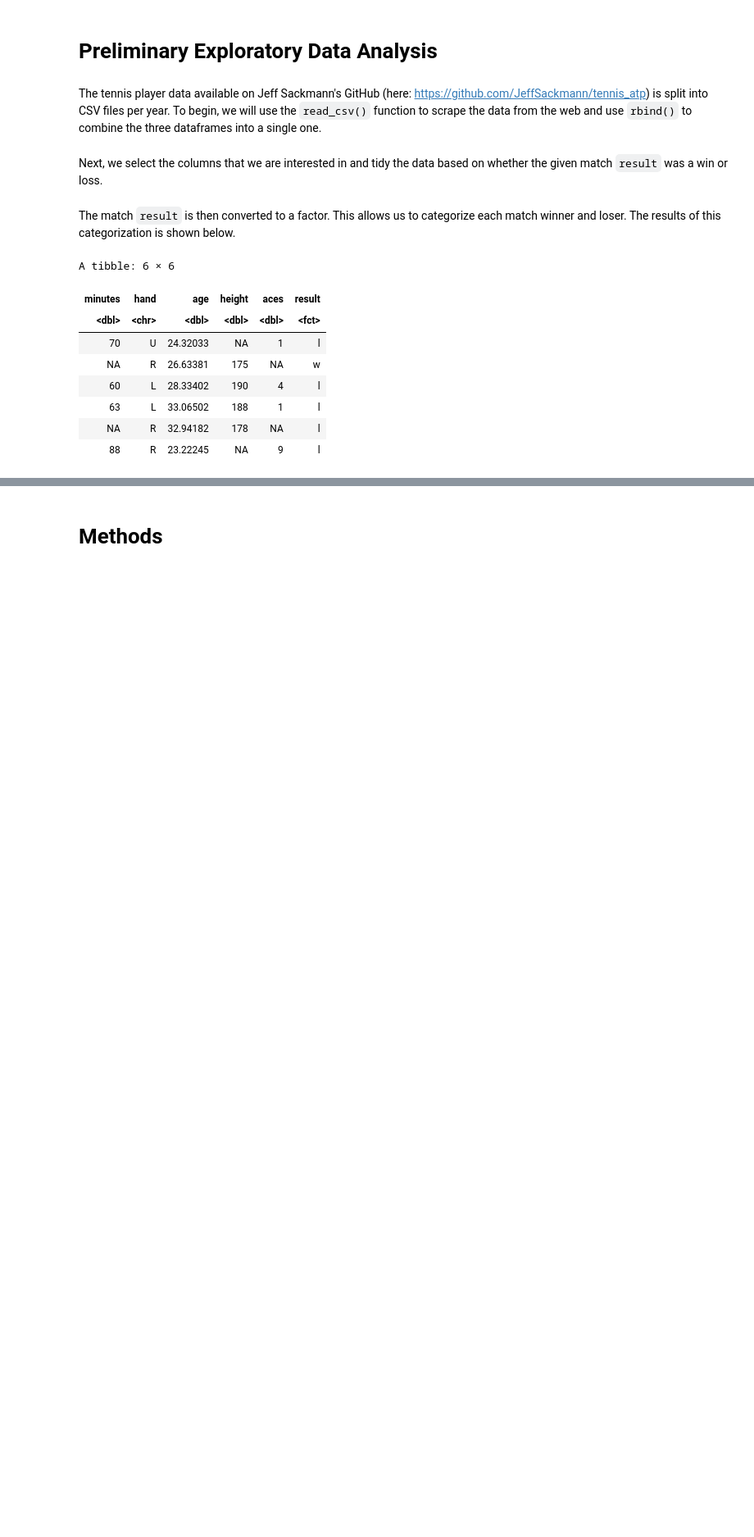
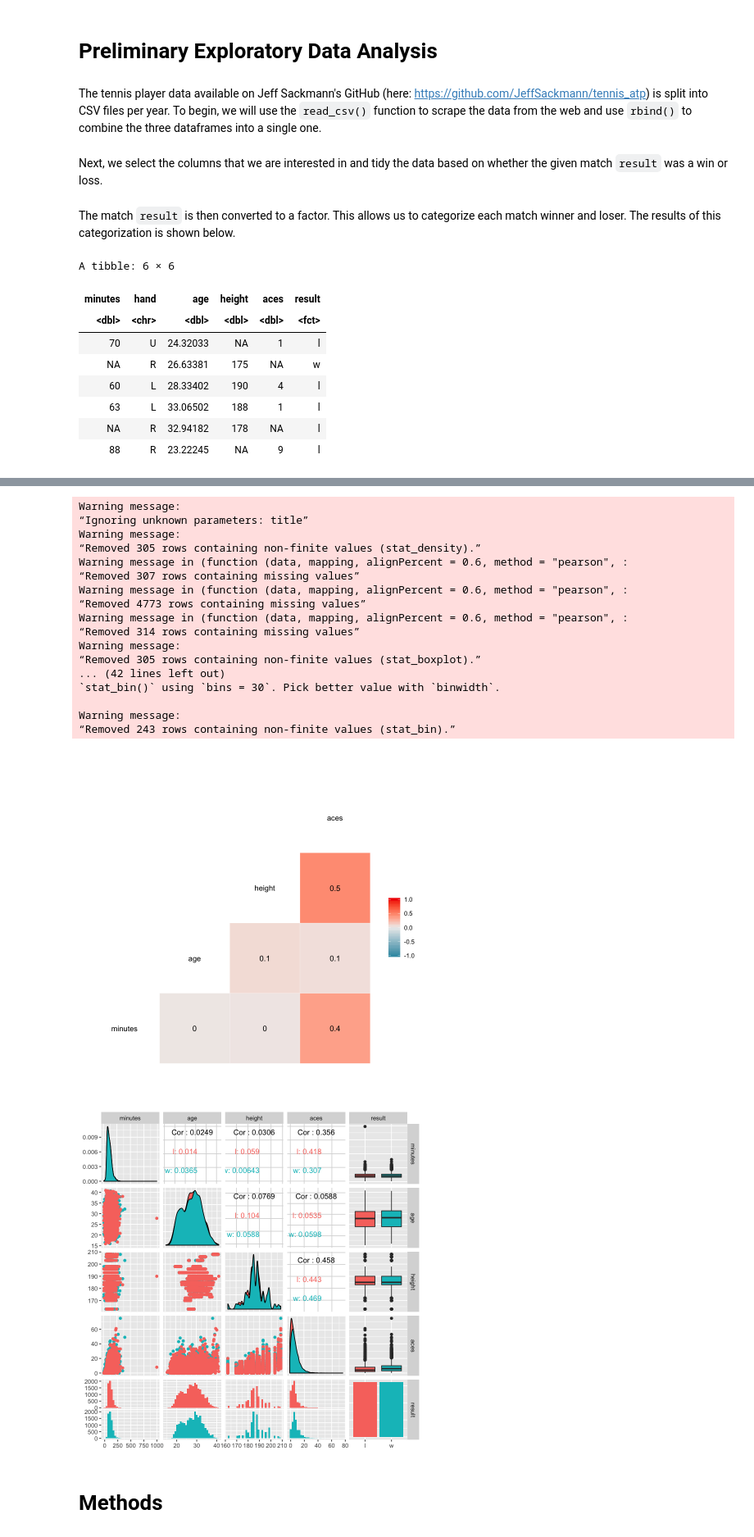
Before and after one commit to NicTavares/dsci100project, a Jupyter notebook: Proposal.ipynb, the cells around one changed output, grey strips where cells are left out. Shown: that part at 82% size. Cells and saved outputs as stored; diff of their text form; code cells hidden in the pictures; blank space fills up the shorter version.

```diff
--- a/Proposal.ipynb
+++ b/Proposal.ipynb
@@ -149,3 +106,31 @@ We achieve this by using ggpair() and ggcorr() functions. While ggpair() gives u
+# %%
+options (repr.plot.width=7, repr.plot.height=7)
+tennis_matrix_train <- ggcorr(select(training_set, -hand, -result), label = TRUE, title = "Training Data Correlations", )
+tennis_matrix_train
+
+training_set2 = select(training_set, -hand)
+tennis_train_pairs = ggpairs(training_set2, columns = 1:5, ggplot2::aes(colour=result), progress = FALSE)
+tennis_train_pairs
+# %% [output]
+Warning message:
+“Ignoring unknown parameters: title”
+Warning message:
+“Removed 305 rows containing non-finite values (stat_density).”
+Warning message in (function (data, mapping, alignPercent = 0.6, method = "pearson", :
+“Removed 307 rows containing missing values”
+Warning message in (function (data, mapping, alignPercent = 0.6, method = "pearson", :
+“Removed 4773 rows containing missing values”
+Warning message in (function (data, mapping, alignPercent = 0.6, method = "pearson", :
+“Removed 314 rows containing missing values”
+Warning message:
+“Removed 305 rows containing non-finite values (stat_boxplot).”
+... (42 lines left out)
+`stat_bin()` using `bins = 30`. Pick better value with `binwidth`.
+
+Warning message:
+“Removed 243 rows containing non-finite values (stat_bin).”
+[figure, added]
+[figure, added]
 # %% [markdown]
 # Methods
 # %% [markdown]
```
Also changed, not shown: parts of 6 cells of this notebook, 1 other file.
